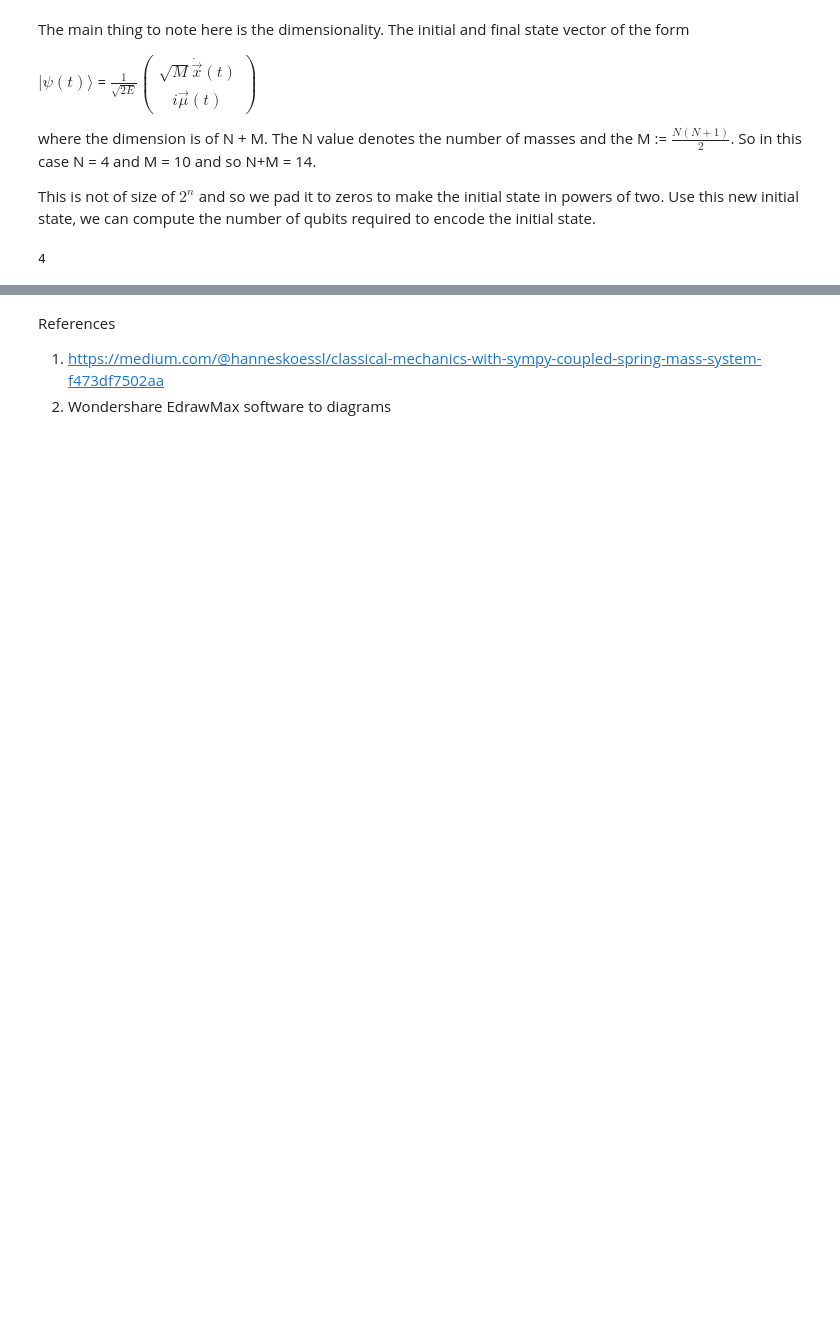
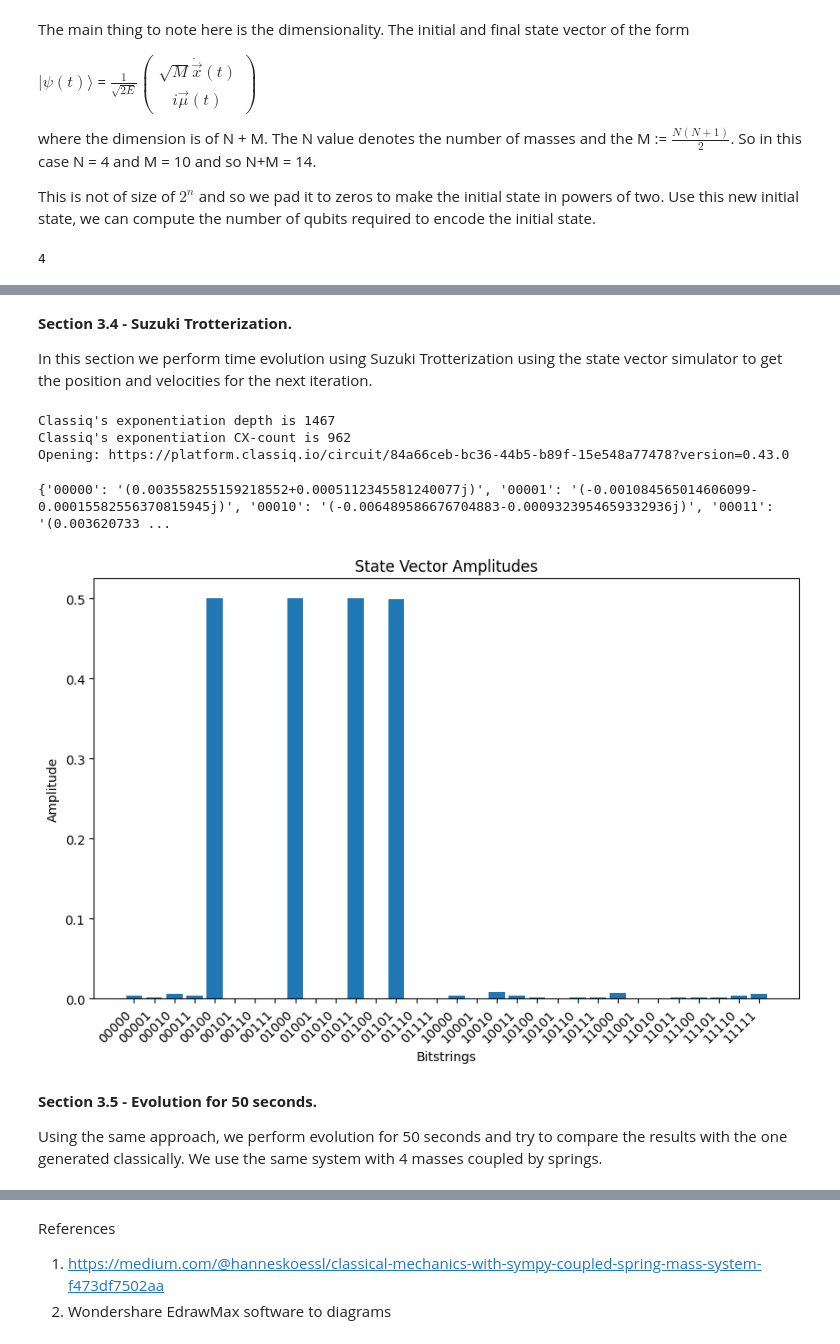
Before and after one commit to Hirmay/QRise, a Jupyter notebook: Submission/Untitled9.ipynb, the cells around one changed output, grey strips where cells are left out. Drawn from its saved outputs; the diff is of its cells as text; code cells hidden in the pictures; blank space fills up the shorter version.

```diff
--- a/Submission/Untitled9.ipynb
+++ b/Submission/Untitled9.ipynb
@@ -409,0 +1031,80 @@ print(num_qubits)
+# %%
+# obtaining the PauliTerm list for Classiq's evolution function
+ham_formulation.compute_PauliTerm_list()
+PauliTerms = ham_formulation.PauliTerm_list
+# %% [markdown]
+**Section 3.4 - Suzuki Trotterization.**
+
+In this section we perform time evolution using Suzuki Trotterization using the state vector simulator to get the position and velocities for the next iteration.
+# %%
+final_time = 1
+@qfunc
+def main(io: Output[QArray[QBit]]) -> None:
+  total_shape = int(len(H_matrix))
+  psi0_local = psi0
+  for i in range(total_shape - len(psi0_local)):
+    psi0_local = np.append(psi0_local,0.)
+  input = QArray('input') # for prepare_amplitude, has no significance other than variable type.
+  state = prepare_amplitudes(amplitudes=psi0_local.tolist(), bound=0.01, out=io)
+  suzuki_trotter(
+        PauliTerms,
+        qbv=io,
+        evolution_coefficient=final_time,
+        order=2,
+        repetitions=1,
+    )
+
+qmod = create_model(main)
+qmod = set_preferences(
+    qmod,
+    preferences=Preferences(
+        custom_hardware_settings=CustomHardwareSettings(basis_gates=["cx", "u"])
+    ),
+)
+write_qmod(qmod, "suzuki_trotter")
+
+qprog = synthesize(qmod)
+circuit = QuantumProgram.from_qprog(qprog)
+
+print(f"Classiq's exponentiation depth is {circuit.transpiled_circuit.depth}")
+print(
+    f"Classiq's exponentiation CX-count is {circuit.transpiled_circuit.count_ops['cx']}"
+)
+show(qprog)
+# %% [output]
+Classiq's exponentiation depth is 1467
+Classiq's exponentiation CX-count is 962
+Opening: https://platform.classiq.io/circuit/84a66ceb-bc36-44b5-b89f-15e548a77478?version=0.43.0
+# %%
+preferences = ExecutionPreferences(
+    backend_preferences=ClassiqBackendPreferences(backend_name="simulator_statevector")
+)
+qprog = set_quantum_program_execution_preferences(qprog, preferences)
+# %%
+job = execute(qprog)
+results = job.result()
+# %%
+state_vector = results[0].value.state_vector
+print(state_vector)
+# %% [output]
+{'00000': '(0.003558255159218552+0.0005112345581240077j)', '00001': '(-0.001084565014606099-0.00015582556370815945j)', '00010': '(-0.006489586676704883-0.0009323954659332936j)', '00011': '(0.003620733 ...
+# %%
+# Extract bitstrings and amplitudes
+bitstrings = list(state_vector.keys())
+amplitudes = list(state_vector.values())
+
+# Plot the amplitudes
+plt.figure(figsize=(10, 6))
+plt.bar(bitstrings, [abs(complex(amp)) for amp in amplitudes])
+plt.xlabel('Bitstrings')
+plt.ylabel('Amplitude')
+plt.title('State Vector Amplitudes')
+# Rotate x-axis labels for better readability
+plt.xticks(rotation=45, ha='right')  # Rotate labels by 45 degrees, align to the right
+plt.show()
+# %% [output]
+[figure, added]
+# %% [markdown]
+**Section 3.5 - Evolution for 50 seconds.**
+
+Using the same approach, we perform evolution for 50 seconds and try to compare the results with the one generated classically. We use the same system with 4 masses coupled by springs.
```
Also changed, not shown: parts of 31 cells of this notebook.
